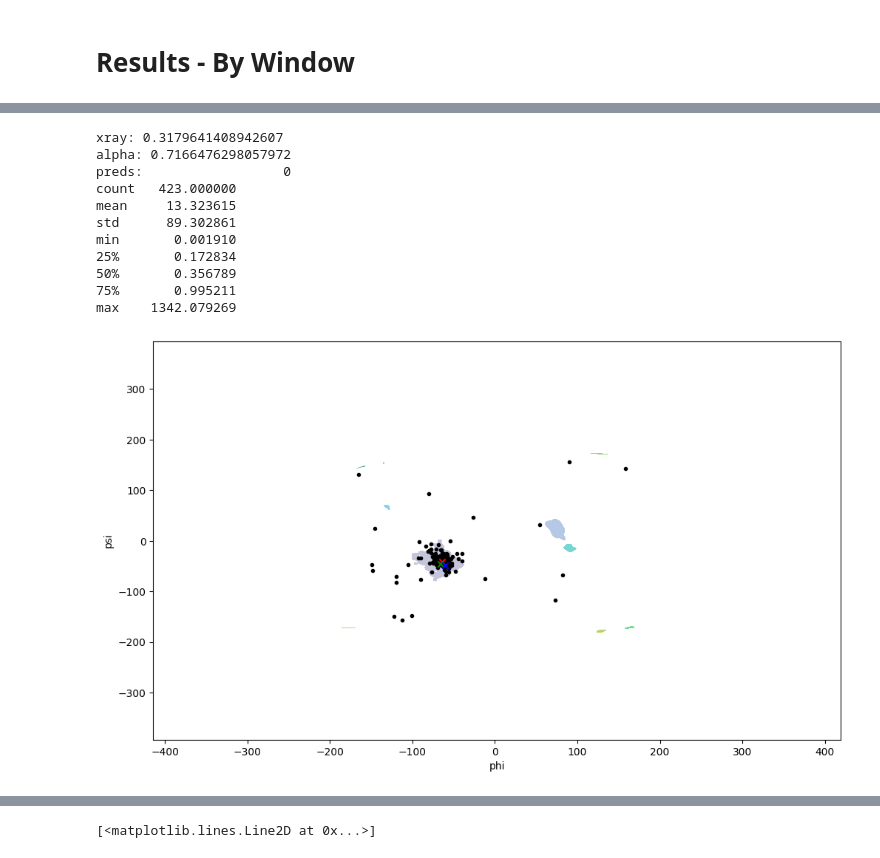
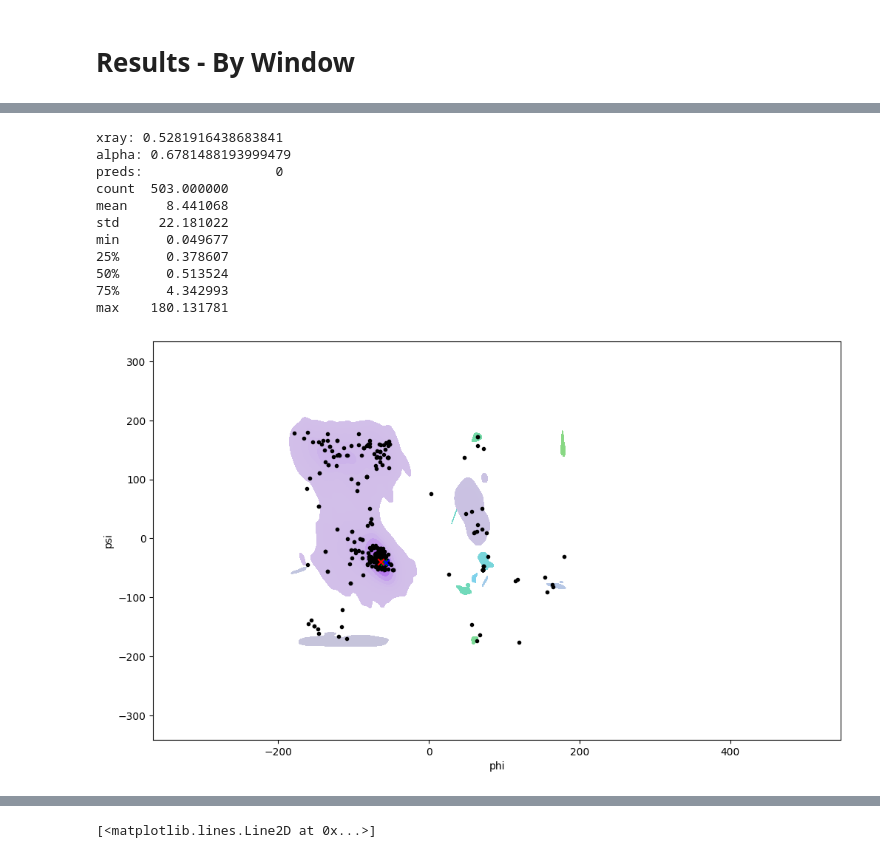
Before and after one commit to Musa-Azeem/protein-dihedral-visualization, a Jupyter notebook: casp.ipynb, the cells around one changed output, grey strips where cells are left out. Cells and saved outputs as stored; diff of their text form; code cells hidden in the pictures.

```diff
--- a/casp.ipynb
+++ b/casp.ipynb
@@ -192,3 +177,4 @@ phi_psi_mined_by_window = pd.DataFrame(phi_psi_mined_by_window_, columns=['seq',
 phi_psi_mined_by_window.to_csv('phi_psi_mined_by_window.csv', index=False)
 # %%
 phi_psi_mined_by_window = pd.read_csv('phi_psi_mined_by_window.csv')
+seq_map = {seq.split('_')[1]:seq for seq in phi_psi_mined_by_window['seq'].unique()}
@@ -252,7 +255,8 @@ xray_phi_psi = pd.DataFrame(xray_phi_psi, columns=['seq', 'res', 'phi', 'psi', '
 # %% [markdown]
 # Results - By Window
 # %%
-phi_psi_mined_by_window = pd.read_csv('windowsize5/phi_psi_mined_by_window.csv')
-phi_psi_predictions_by_window = pd.read_csv('windowsize5/phi_psi_predictions_by_window.csv')
+import pandas as pd
+phi_psi_mined_by_window = pd.read_csv('phi_psi_mined_by_window.csv')
+phi_psi_predictions_by_window = pd.read_csv('phi_psi_predictions_by_window.csv')
 phi_psi_mined_by_window['source'] = 'Query (PDBMine)'
 phi_psi_predictions_by_window['source'] = 'Prediction'
@@ -297,55 +288,59 @@ plt.tight_layout()
 # %%
+# For one window
 from sklearn.cluster import DBSCAN
 import matplotlib.pyplot as plt
+from scipy.stats import gaussian_kde
 
-seq = 'LAGLL'
+
+seq = '001_KEF'
 phi_psi_dist = phi_psi_mined_by_window.loc[phi_psi_mined_by_window.seq == seq][['phi','psi']]
 
-# Find most popular cluster
+# Find clusters
 clustering = DBSCAN(eps=10, min_samples=3).fit(phi_psi_dist.values)
 phi_psi_dist['cluster'] = clustering.labels_
-most_common = phi_psi_dist['cluster'].value_counts().idxmax()
-phi_psi_c = phi_psi_dist.loc[phi_psi_dist.cluster == most_common, ['phi','psi']].values
 
-# Find mahalanobis distance of xray to most common cluster
+# Find most probable data point and the cluster it belongs to
+kernel = gaussian_kde(phi_psi_dist[['phi','psi']].T)
+phi_psi_most_likely_idx = kernel(phi_psi_dist[['phi','psi']].T).argmax()
+phi_psi_c = phi_psi_dist.loc[phi_psi_dist.cluster == phi_psi_dist.iloc[phi_psi_most_likely_idx].cluster, ['phi','psi']].values
+
+# Mahalanobis distance to most common cluster
 cov = np.cov(phi_psi_c.T)
 icov = np.linalg.inv(cov)
 
+# xray
 xray = xray_phi_psi[xray_phi_psi.seq == seq][['phi','psi']].values
 md_xray = (xray - phi_psi_c.mean(axis=0)) @ icov @ (xray - phi_psi_c.mean(axis=0)).T
 
-# Find mahalanobis distance of alpha to most common cluster
+# alphafold to most common cluster
 alpha = phi_psi_predictions_by_window[(phi_psi_predictions_by_window.protein_id == 'T1024TS427_1') & (phi_psi_predictions_by_window.seq == seq)][['phi','psi']].values
 md_alpha = (alpha - phi_psi_c.mean(axis=0)) @ icov @ (alpha - phi_psi_c.mean(axis=0)).T
 
-# FInd mahanobis distance of other predictions
+# Other predictions
 preds = phi_psi_predictions_by_window[phi_psi_predictions_by_window.seq == seq][['phi','psi']].values
 icov = np.repeat(np.expand_dims(icov, 0), preds.shape[0], axis=0) # expand for batch matrix multiplication
 md_preds = md = (np.expand_dims((preds - phi_psi_c.mean(axis=0)), 1) @ icov @ np.expand_dims((preds - phi_psi_c.mean(axis=0)), 2)).squeeze()
 
-mean = phi_psi_c.mean(axis=0)
 fig, ax = plt.subplots(figsize=(12,7))
 sns.kdeplot(data=phi_psi_dist, x='phi', y='psi', hue='cluster', palette='viridis', ax=ax, fill=True, legend=False)
 ax.scatter(preds[:,0], preds[:,1], color='black', marker='.')
-ax.scatter(mean[0], mean[1], color='red', marker='x')
 ax.scatter(xray[0,0], xray[0,1], color='green', marker='x')
 ax.scatter(alpha[0,0], alpha[0,1], color='blue', marker='x')
-
-ax.s
+ax.scatter(phi_psi_dist.iloc[phi_psi_most_likely_idx].phi, phi_psi_dist.iloc[phi_psi_most_likely_idx].psi, color='red', marker='x')
 
 print('xray:', md_xray[0,0])
 print('alpha:', md_alpha[0,0])
 print('preds:', pd.DataFrame(md_preds).describe())
 # %% [output]
-xray: 0.3179641408942607
-alpha: 0.7166476298057972
-preds:                  0
-count   423.000000
-mean     13.323615
-std      89.302861
-min       0.001910
-25%       0.172834
-50%       0.356789
-75%       0.995211
-max    1342.079269
+xray: 0.5281916438683841
+alpha: 0.6781488193999479
+preds:                 0
+count  503.000000
+mean     8.441068
+std     22.181022
+min      0.049677
+25%      0.378607
+50%      0.513524
+75%      4.342993
+max    180.131781
-[figure, old version]
+[figure, new version]
```
Also changed, not shown: parts of 15 cells of this notebook, 2 other files.
